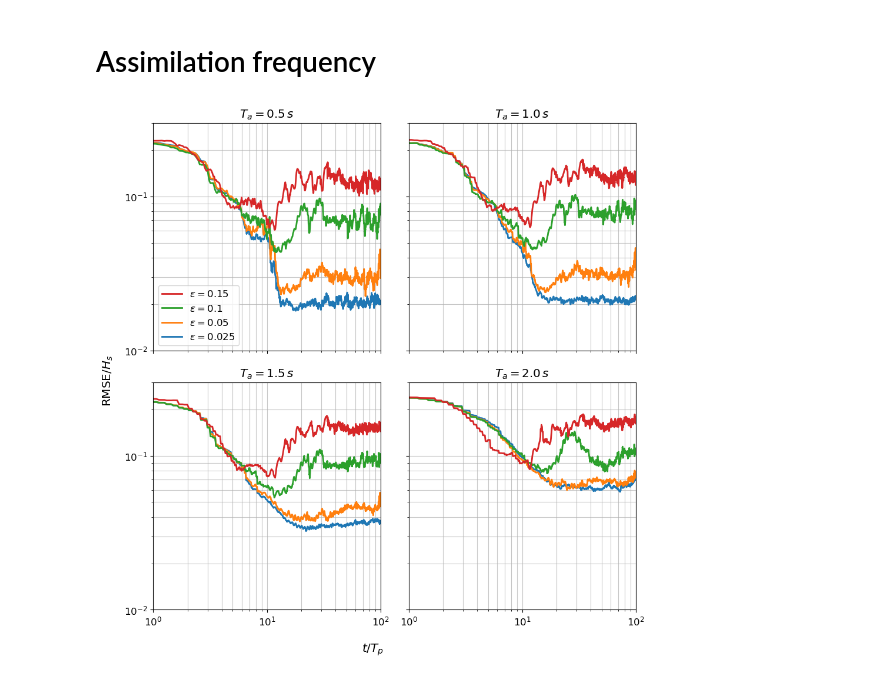
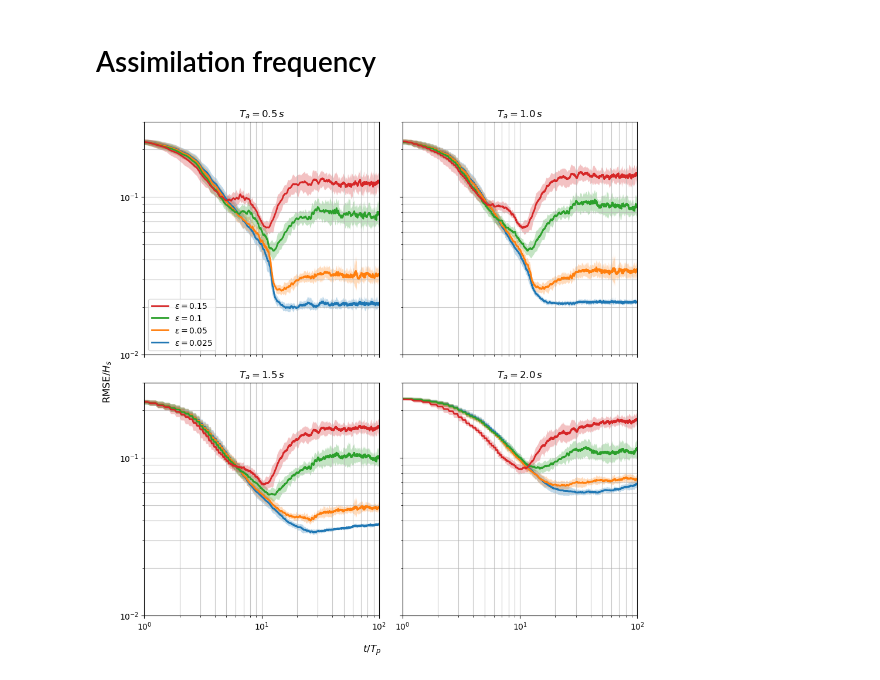
Before and after one commit to LtenHacken/Wave-Reconstruction, a Jupyter notebook: Figures Periodic Domain.ipynb, the cells around one changed output. Cells and saved outputs as stored; diff of their text form; code cells hidden in the pictures.

```diff
--- a/Figures Periodic Domain.ipynb
+++ b/Figures Periodic Domain.ipynb
@@ -924,7 +924,7 @@ DATASETS = [
     "data/Hs_3_256_L",
     "data/Hs_4_256_L",
 ]
-TRIALS   = list(range(0, 1))
+TRIALS   = list(range(0, 20))
 SUBDIR   = "GT_HOSM4"
 
 SIGMA_FIXED = 0.01
@@ -988,31 +988,31 @@ for ax, (ASSIM_INT, lab) in zip(axes, zip(ASSIM_INTERVALS, ASSIM_LABS)):
         T    = t_ref[:Lmin]
         i0   = Lmin // 2  # (unused here but kept consistent with your template)
 
         R = np.stack([v[1][:Lmin] for v in trial_map.values()], axis=0)
 
         mean_rmse = np.sqrt(np.mean(R**2, axis=0))
         std_rmse  = R.std(axis=0, ddof=1 if R.shape[0] > 1 else 0)
 
         ax.plot(T/8, mean_rmse, lw=2.0, label=labels[ds_name])
         if np.any(std_rmse):
             ax.fill_between(T/8, mean_rmse - std_rmse, mean_rmse + std_rmse,
                             alpha=0.28, linewidth=0)
 
     ax.set_title(rf"$T_a = {0.5 * ASSIM_INT}\,s$")   # assimilation every lab steps
     ax.grid(True, which='both', alpha=0.7)
 
 # shared axes + limits
 for ax in axes:
     ax.set_xscale('log'); ax.set_yscale('log')
     ax.set_xlim(1, 100); ax.set_ylim(1e-2, 0.3)
 
 fig.supylabel(r"$\mathrm{RMSE}/H_s$")
 fig.supxlabel(r"$t/T_p$")
 
 handles, labs = axes[0].get_legend_handles_labels()
 axes[0].legend(handles[::-1], labs[::-1], loc="lower left")
 
 fig.tight_layout()
 plt.show()
 # %% [output]
-[figure, old version]
+[figure, new version]
```
Also changed, not shown: 2 other files.
